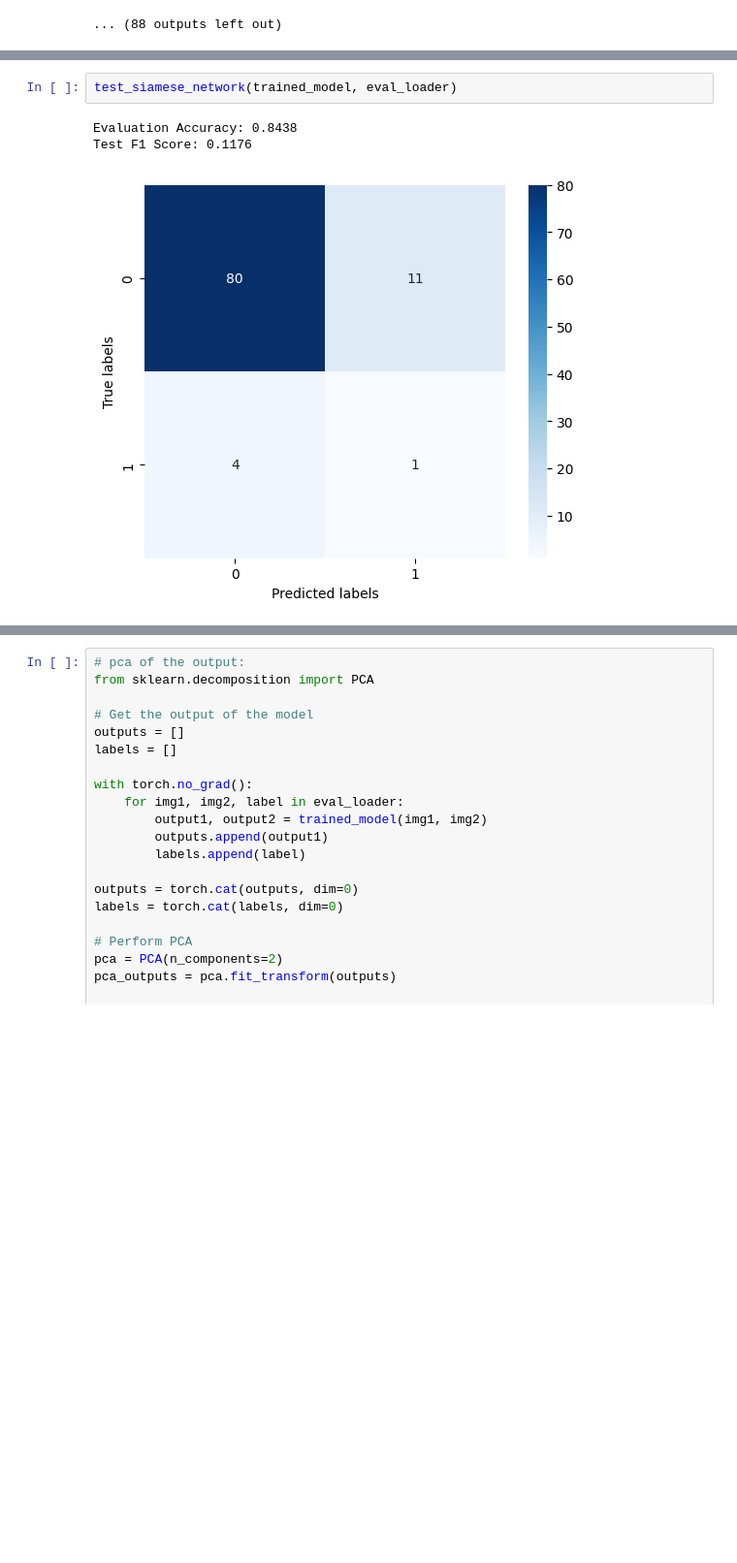
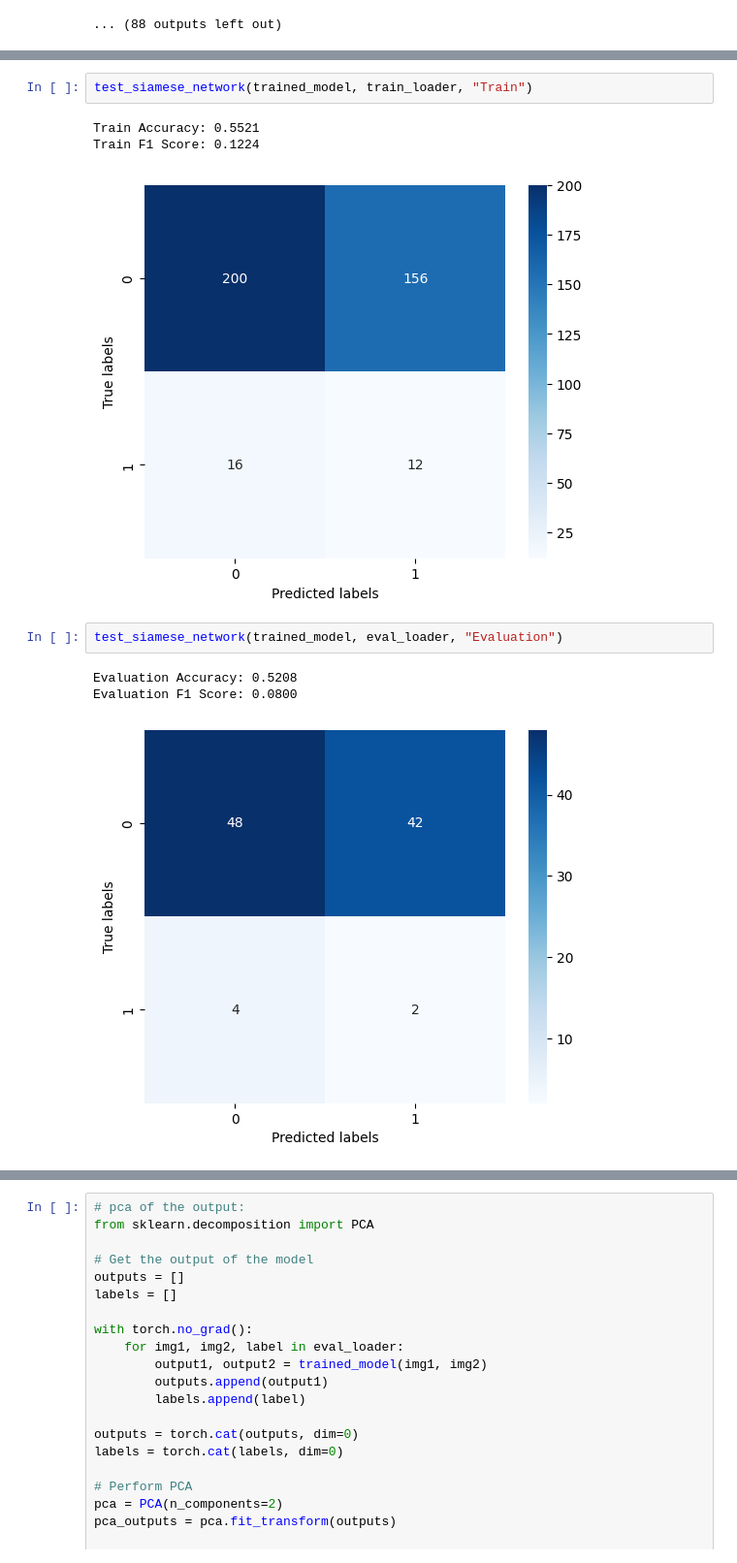
Before and after one commit to NaomiDerel/Image_Search, a Jupyter notebook: siamese_network.ipynb, the cells around one changed output, grey strips where cells are left out. Shown: that part at 97% size. Cells and saved outputs as stored; diff of their text form; blank space fills up the shorter version.

```diff
--- a/siamese_network.ipynb
+++ b/siamese_network.ipynb
@@ -395,10 +395,16 @@ def test_siamese_network(model, test_loader):
     plt.xlabel('Predicted labels')
     plt.ylabel('True labels')
     plt.show()
+# %%
+test_siamese_network(trained_model, train_loader, "Train")
+# %% [output]
+Train Accuracy: 0.5521
+Train F1 Score: 0.1224
+[figure, added]
 # %%
-test_siamese_network(trained_model, eval_loader)
+test_siamese_network(trained_model, eval_loader, "Evaluation")
 # %% [output]
-Evaluation Accuracy: 0.8438
-Test F1 Score: 0.1176
+Evaluation Accuracy: 0.5208
+Evaluation F1 Score: 0.0800
-[figure, old version]
+[figure, new version]
 # %%
```
Also changed, not shown: parts of 8 cells of this notebook, 7 other files.
